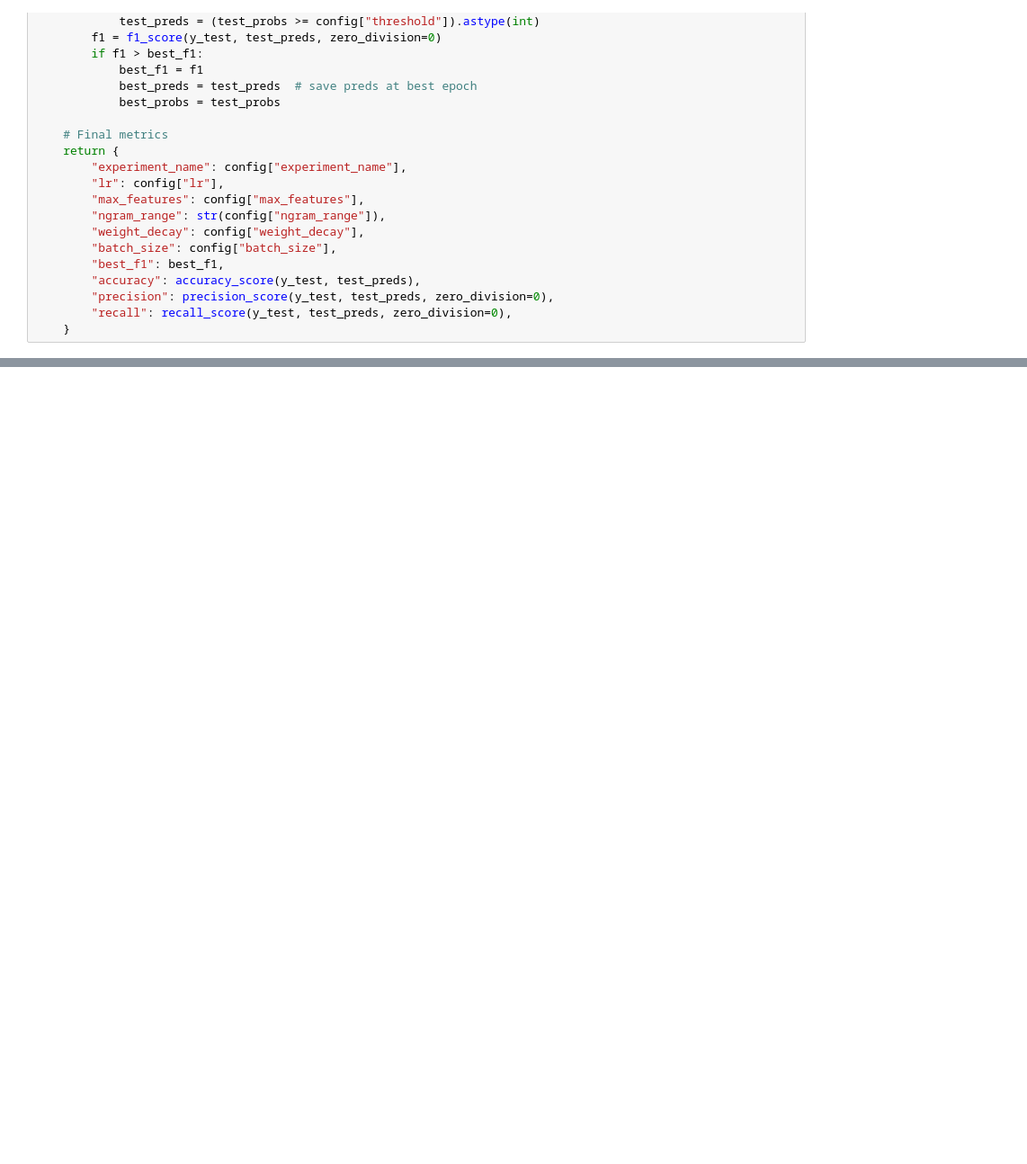
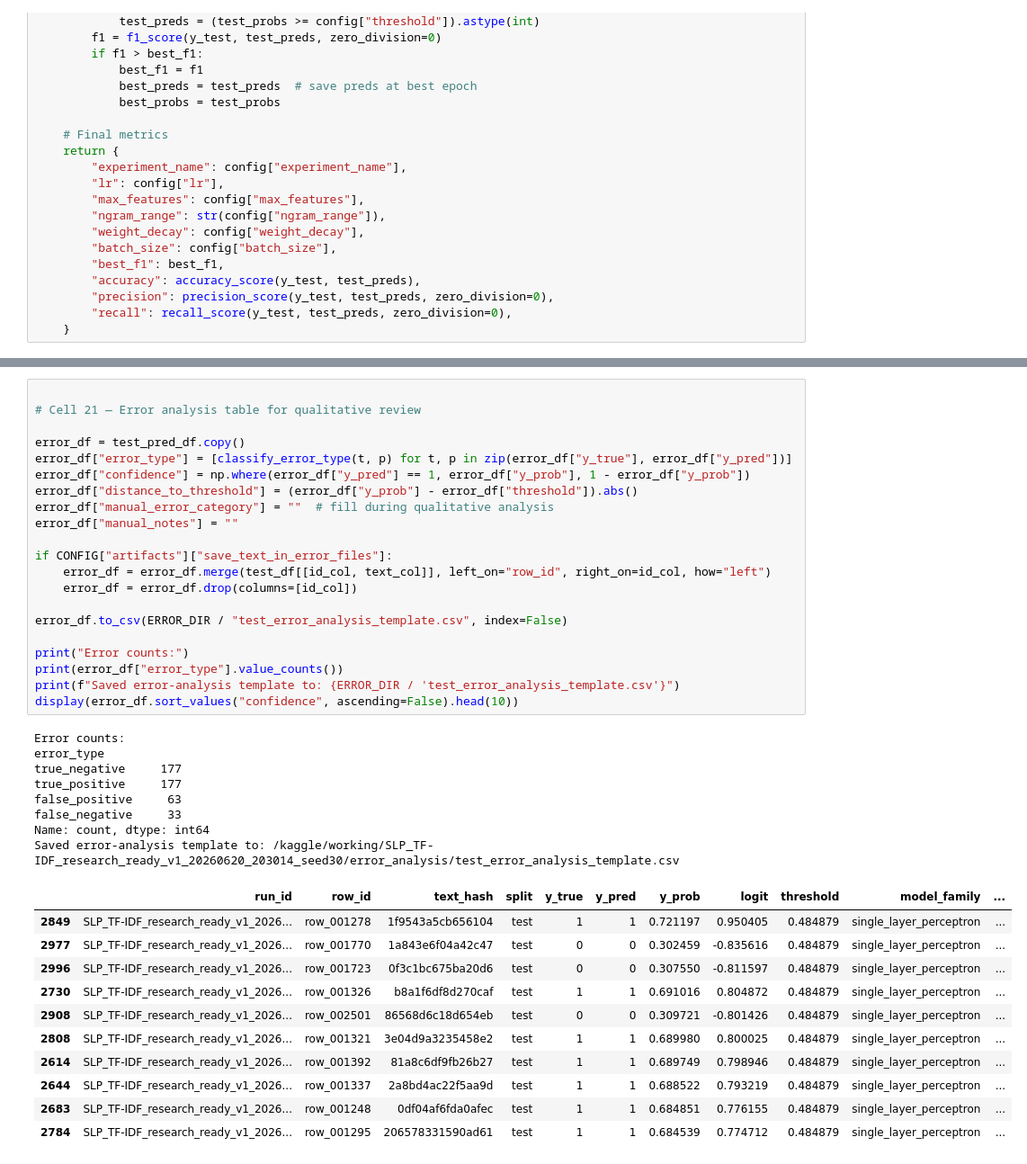
Before and after one commit to 73anthonyL/extremism_sentiment_analysis, a Jupyter notebook: studies/SLP_TF-IDF/official-research-slp-shap-for-extremism-detect.ipynb, the cells around one changed output, grey strips where cells are left out. Shown at 90% size. Saved outputs shown, nothing was run; the diff lists cells and outputs as text; blank space fills up the shorter version.

```diff
--- a/studies/SLP_TF-IDF/official-research-slp-shap-for-extremism-detect.ipynb
+++ b/studies/SLP_TF-IDF/official-research-slp-shap-for-extremism-detect.ipynb
@@ -394,0 +1320,41 @@ display(results_df.head(10))
+# %%
+
+# Cell 21 — Error analysis table for qualitative review
+
+error_df = test_pred_df.copy()
+error_df["error_type"] = [classify_error_type(t, p) for t, p in zip(error_df["y_true"], error_df["y_pred"])]
+error_df["confidence"] = np.where(error_df["y_pred"] == 1, error_df["y_prob"], 1 - error_df["y_prob"])
+error_df["distance_to_threshold"] = (error_df["y_prob"] - error_df["threshold"]).abs()
+error_df["manual_error_category"] = ""  # fill during qualitative analysis
+error_df["manual_notes"] = ""
+
+if CONFIG["artifacts"]["save_text_in_error_files"]:
+    error_df = error_df.merge(test_df[[id_col, text_col]], left_on="row_id", right_on=id_col, how="left")
+    error_df = error_df.drop(columns=[id_col])
+
+error_df.to_csv(ERROR_DIR / "test_error_analysis_template.csv", index=False)
+
+print("Error counts:")
+print(error_df["error_type"].value_counts())
+print(f"Saved error-analysis template to: {ERROR_DIR / 'test_error_analysis_template.csv'}")
+display(error_df.sort_values("confidence", ascending=False).head(10))
+# %% [output]
+Error counts:
+error_type
+true_negative     177
+true_positive     177
+false_positive     63
+false_negative     33
+Name: count, dtype: int64
+Saved error-analysis template to: /kaggle/working/SLP_TF-IDF_research_ready_v1_20260620_203014_seed30/error_analysis/test_error_analysis_template.csv
+|  | run_id | row_id | text_hash | split | y_true | y_pred | y_prob | logit | threshold | model_family | ... |
+| 2849 | SLP_TF-IDF_research_ready_v1_2026... | row_001278 | 1f9543a5cb656104 | test | 1 | 1 | 0.721197 | 0.950405 | 0.484879 | single_layer_perceptron | ... |
+| 2977 | SLP_TF-IDF_research_ready_v1_2026... | row_001770 | 1a843e6f04a42c47 | test | 0 | 0 | 0.302459 | -0.835616 | 0.484879 | single_layer_perceptron | ... |
+| 2996 | SLP_TF-IDF_research_ready_v1_2026... | row_001723 | 0f3c1bc675ba20d6 | test | 0 | 0 | 0.307550 | -0.811597 | 0.484879 | single_layer_perceptron | ... |
+| 2730 | SLP_TF-IDF_research_ready_v1_2026... | row_001326 | b8a1f6df8d270caf | test | 1 | 1 | 0.691016 | 0.804872 | 0.484879 | single_layer_perceptron | ... |
+| 2908 | SLP_TF-IDF_research_ready_v1_2026... | row_002501 | 86568d6c18d654eb | test | 0 | 0 | 0.309721 | -0.801426 | 0.484879 | single_layer_perceptron | ... |
+| 2808 | SLP_TF-IDF_research_ready_v1_2026... | row_001321 | 3e04d9a3235458e2 | test | 1 | 1 | 0.689980 | 0.800025 | 0.484879 | single_layer_perceptron | ... |
+| 2614 | SLP_TF-IDF_research_ready_v1_2026... | row_001392 | 81a8c6df9fb26b27 | test | 1 | 1 | 0.689749 | 0.798946 | 0.484879 | single_layer_perceptron | ... |
+| 2644 | SLP_TF-IDF_research_ready_v1_2026... | row_001337 | 2a8bd4ac22f5aa9d | test | 1 | 1 | 0.688522 | 0.793219 | 0.484879 | single_layer_perceptron | ... |
+| 2683 | SLP_TF-IDF_research_ready_v1_2026... | row_001248 | 0df04af6fda0afec | test | 1 | 1 | 0.684851 | 0.776155 | 0.484879 | single_layer_perceptron | ... |
+| 2784 | SLP_TF-IDF_research_ready_v1_2026... | row_001295 | 206578331590ad61 | test | 1 | 1 | 0.684539 | 0.774712 | 0.484879 | single_layer_perceptron | ... |
```
Also changed, not shown: parts of 36 cells of this notebook.
